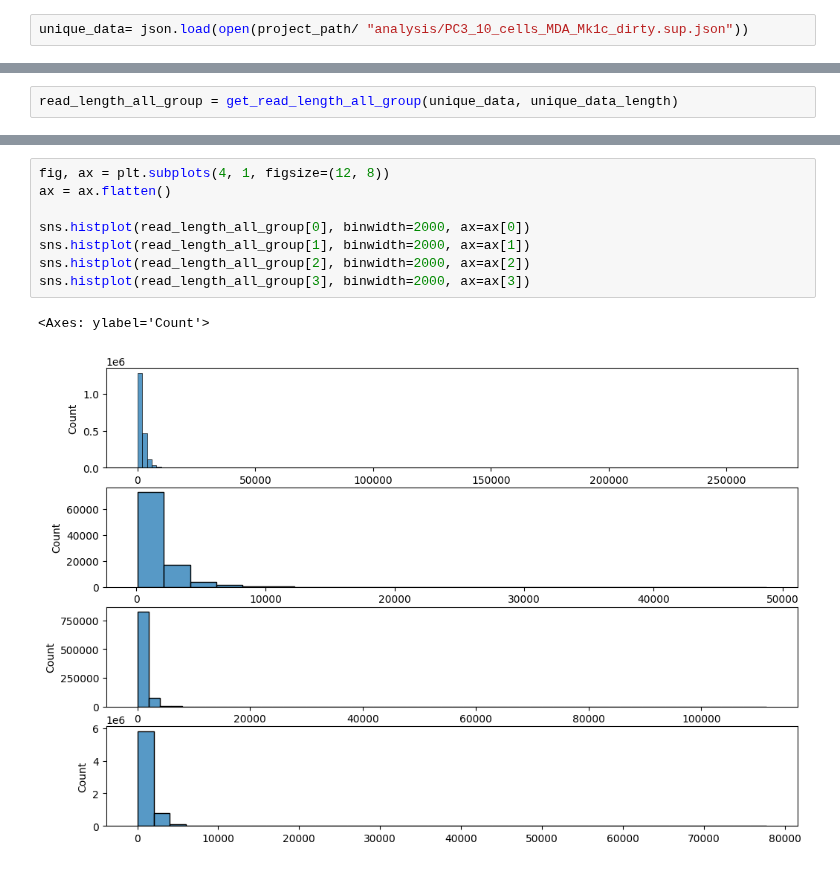
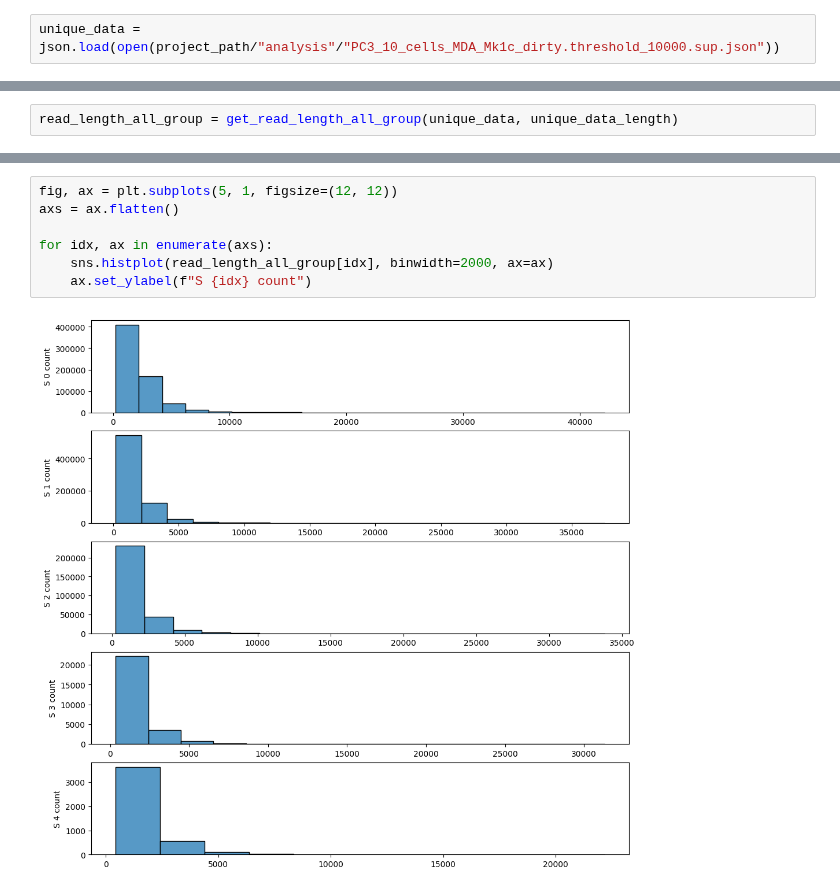
Before and after one commit to ylab-hi/ChimeraLM, a Jupyter notebook: notebooks/data.ipynb, the cells around one changed output, grey strips where cells are left out. Cells and saved outputs as stored; diff of their text form.

```diff
--- a/notebooks/data.ipynb
+++ b/notebooks/data.ipynb
@@ -39,7 +40,7 @@ plt.xticks(rotation=-30)
 # %% [markdown]
 # Check unique
 # %%
-unique_data= json.load(open(project_path/ "analysis/PC3_10_cells_MDA_Mk1c_dirty.sup.json"))
+unique_data = json.load(open(project_path/"analysis"/"PC3_10_cells_MDA_Mk1c_dirty.threshold_10000.sup.json"))
 # %%
 unique_data
 # %% [output]
@@ -158,14 +146,12 @@ plt.ylim(0, 10000)
 # %%
-fig, ax = plt.subplots(4, 1, figsize=(12, 8))
-ax = ax.flatten()
+fig, ax = plt.subplots(5, 1, figsize=(12, 12))
+axs = ax.flatten()
 
-sns.histplot(read_length_all_group[0], binwidth=2000, ax=ax[0])
-sns.histplot(read_length_all_group[1], binwidth=2000, ax=ax[1])
-sns.histplot(read_length_all_group[2], binwidth=2000, ax=ax[2])
-sns.histplot(read_length_all_group[3], binwidth=2000, ax=ax[3])
+for idx, ax in enumerate(axs):
+    sns.histplot(read_length_all_group[idx], binwidth=2000, ax=ax)
+    ax.set_ylabel(f"S {idx} count")
 # %% [output]
-<Axes: ylabel='Count'>
-[figure, old version]
+[figure, new version]
 # %%
 plt.figure(figsize=(10,10))
 sns.kdeplot(read_length_all_group, fill=True, alpha=0.2)
```
Also changed, not shown: parts of 23 cells of this notebook, 2 other files.
